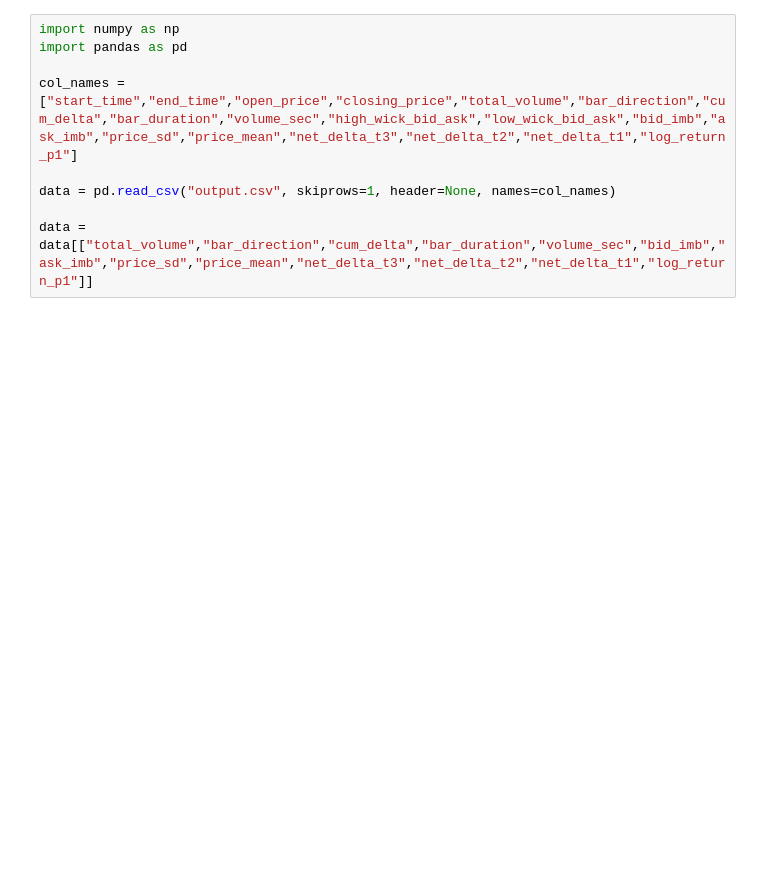
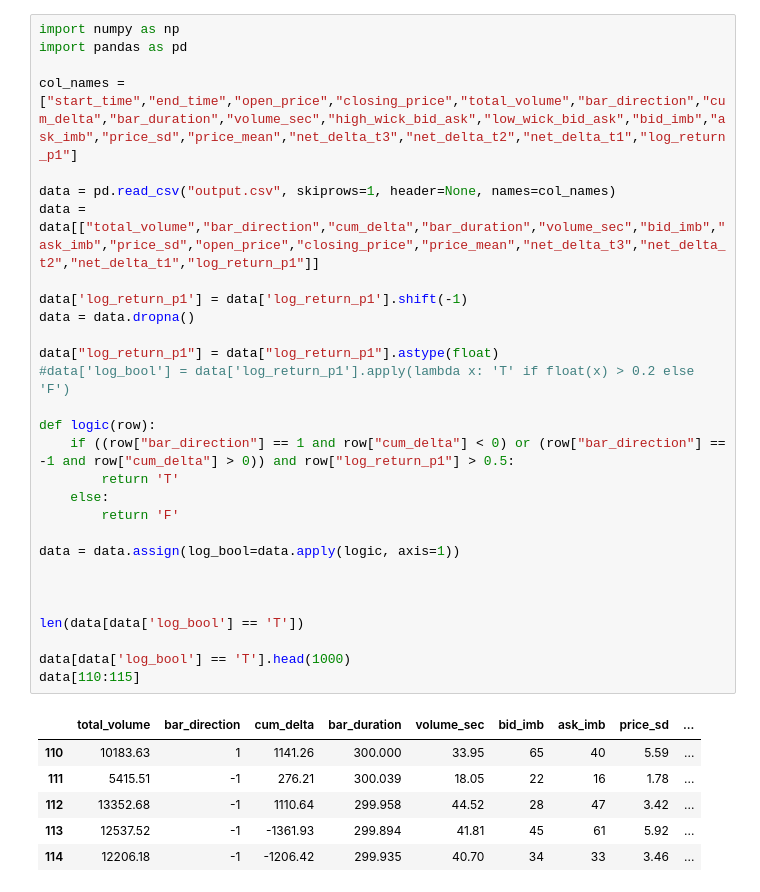
Before and after one commit to peteypivots/MarketDelta, a Jupyter notebook: plotting.ipynb, the cells around one changed output. Drawn from its saved outputs; the diff is of its cells as text; blank space fills up the shorter version.

```diff
--- a/plotting.ipynb
+++ b/plotting.ipynb
@@ -1,12 +1,39 @@
 # %%
 import numpy as np
 import pandas as pd
 
 col_names = ["start_time","end_time","open_price","closing_price","total_volume","bar_direction","cum_delta","bar_duration","volume_sec","high_wick_bid_ask","low_wick_bid_ask","bid_imb","ask_imb","price_sd","price_mean","net_delta_t3","net_delta_t2","net_delta_t1","log_return_p1"]
 
 data = pd.read_csv("output.csv", skiprows=1, header=None, names=col_names)
+data = data[["total_volume","bar_direction","cum_delta","bar_duration","volume_sec","bid_imb","ask_imb","price_sd","open_price","closing_price","price_mean","net_delta_t3","net_delta_t2","net_delta_t1","log_return_p1"]]
 
-data = data[["total_volume","bar_direction","cum_delta","bar_duration","volume_sec","bid_imb","ask_imb","price_sd","price_mean","net_delta_t3","net_delta_t2","net_delta_t1","log_return_p1"]]
+data['log_return_p1'] = data['log_return_p1'].shift(-1)
+data = data.dropna()
+
+data["log_return_p1"] = data["log_return_p1"].astype(float)
+#data['log_bool'] = data['log_return_p1'].apply(lambda x: 'T' if float(x) > 0.2 else 'F')
+
+def logic(row):
+    if ((row["bar_direction"] == 1 and row["cum_delta"] < 0) or (row["bar_direction"] == -1 and row["cum_delta"] > 0)) and row["log_return_p1"] > 0.5:
+        return 'T'
+    else:
+        return 'F'
+
+data = data.assign(log_bool=data.apply(logic, axis=1))
+
+
+
+len(data[data['log_bool'] == 'T'])
+
+data[data['log_bool'] == 'T'].head(1000)
+data[110:115]
+# %% [output]
+|  | total_volume | bar_direction | cum_delta | bar_duration | volume_sec | bid_imb | ask_imb | price_sd | ... |
+| 110 | 10183.63 | 1 | 1141.26 | 300.000 | 33.95 | 65 | 40 | 5.59 | ... |
+| 111 | 5415.51 | -1 | 276.21 | 300.039 | 18.05 | 22 | 16 | 1.78 | ... |
+| 112 | 13352.68 | -1 | 1110.64 | 299.958 | 44.52 | 28 | 47 | 3.42 | ... |
+| 113 | 12537.52 | -1 | -1361.93 | 299.894 | 41.81 | 45 | 61 | 5.92 | ... |
+| 114 | 12206.18 | -1 | -1206.42 | 299.935 | 40.70 | 34 | 33 | 3.46 | ... |
 # %%
 import matplotlib.pyplot as plt
 
```
Also changed, not shown: parts of 4 cells of this notebook, 1 other file.
